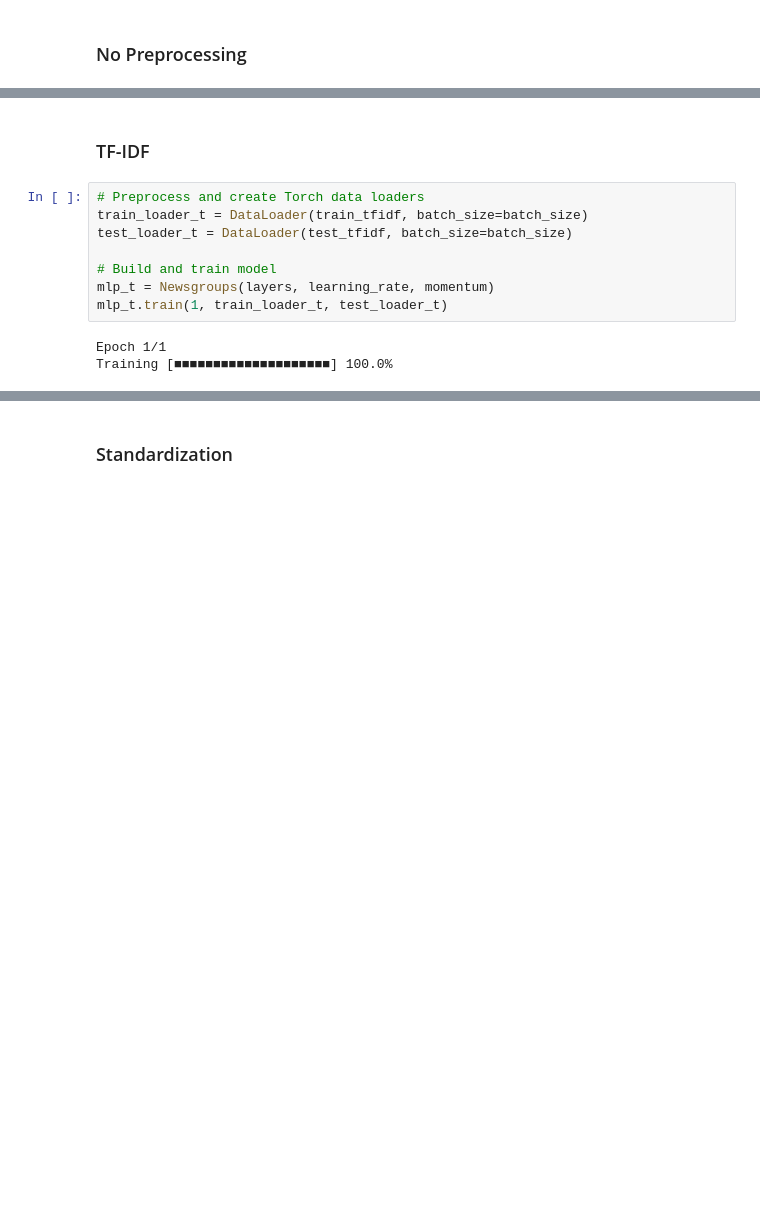
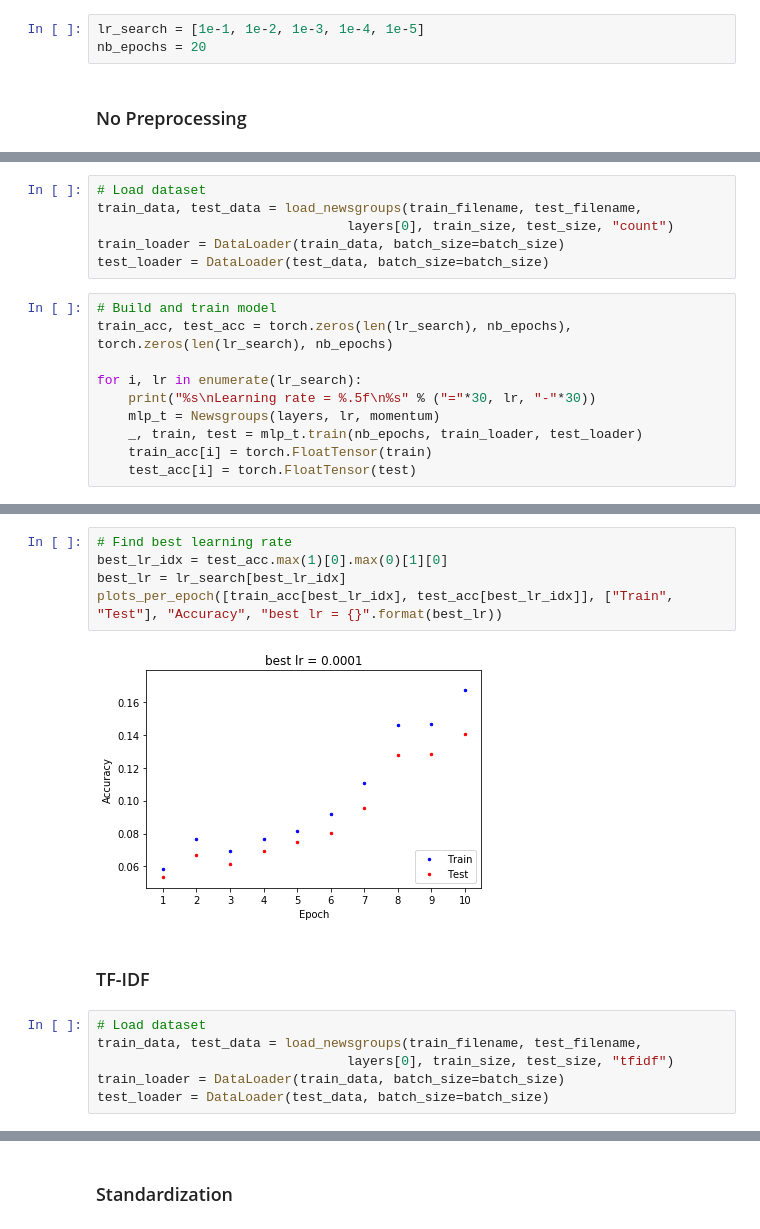
Before and after one commit to joeylitalien/ift6135-a1, a Jupyter notebook: jupyter/problem2_v2.ipynb, the cells around one changed output, grey strips where cells are left out. Drawn from its saved outputs; the diff is of its cells as text; blank space fills up the shorter version.

```diff
--- a/jupyter/problem2_v2.ipynb
+++ b/jupyter/problem2_v2.ipynb
@@ -38,2 +28,5 @@ train_data, train_tfidf, test_data, test_tfidf = load_newsgroups(
+# %%
+lr_search = [1e-1, 1e-2, 1e-3, 1e-4, 1e-5]
+nb_epochs = 20
 # %% [markdown]
 ### No Preprocessing
@@ -63,0 +33,16 @@ KeyboardInterrupt:
+# %%
+# Load dataset
+train_data, test_data = load_newsgroups(train_filename, test_filename,
+                                layers[0], train_size, test_size, "count")
+train_loader = DataLoader(train_data, batch_size=batch_size)
+test_loader = DataLoader(test_data, batch_size=batch_size)
+# %%
+# Build and train model
+train_acc, test_acc = torch.zeros(len(lr_search), nb_epochs), torch.zeros(len(lr_search), nb_epochs)
+
+for i, lr in enumerate(lr_search):
+    print("%s\nLearning rate = %.5f\n%s" % ("="*30, lr, "-"*30))
+    mlp_t = Newsgroups(layers, lr, momentum)
+    _, train, test = mlp_t.train(nb_epochs, train_loader, test_loader)
+    train_acc[i] = torch.FloatTensor(train)
+    test_acc[i] = torch.FloatTensor(test)
@@ -64,13 +67,15 @@ KeyboardInterrupt:
+# %%
+# Find best learning rate
+best_lr_idx = test_acc.max(1)[0].max(0)[1][0]
+best_lr = lr_search[best_lr_idx]
+plots_per_epoch([train_acc[best_lr_idx], test_acc[best_lr_idx]], ["Train", "Test"], "Accuracy", "best lr = {}".format(best_lr))
+# %% [output]
+[figure, added]
 # %% [markdown]
 ### TF-IDF
-# %%
-# Preprocess and create Torch data loaders
-train_loader_t = DataLoader(train_tfidf, batch_size=batch_size)
-test_loader_t = DataLoader(test_tfidf, batch_size=batch_size)
-
-# Build and train model
-mlp_t = Newsgroups(layers, learning_rate, momentum)
-mlp_t.train(1, train_loader_t, test_loader_t)
-# %% [output]
-Epoch 1/1
-Training [■■■■■■■■■■■■■■■■■■■■] 100.0%
+# %%
+# Load dataset
+train_data, test_data = load_newsgroups(train_filename, test_filename,
+                                layers[0], train_size, test_size, "tfidf")
+train_loader = DataLoader(train_data, batch_size=batch_size)
+test_loader = DataLoader(test_data, batch_size=batch_size)
```
Also changed, not shown: parts of 14 cells of this notebook, 3 other files.
